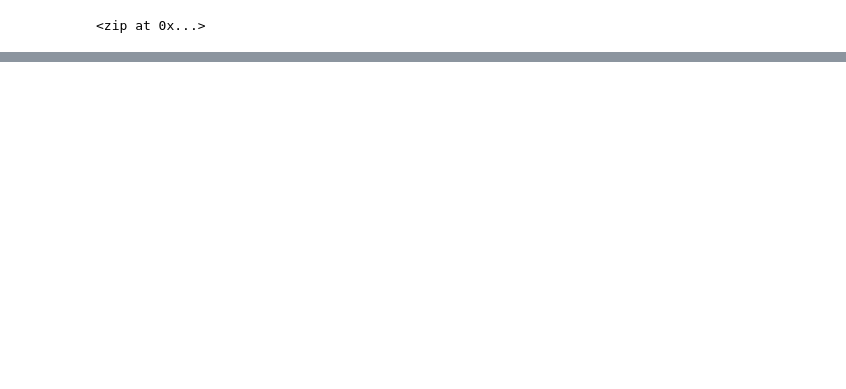
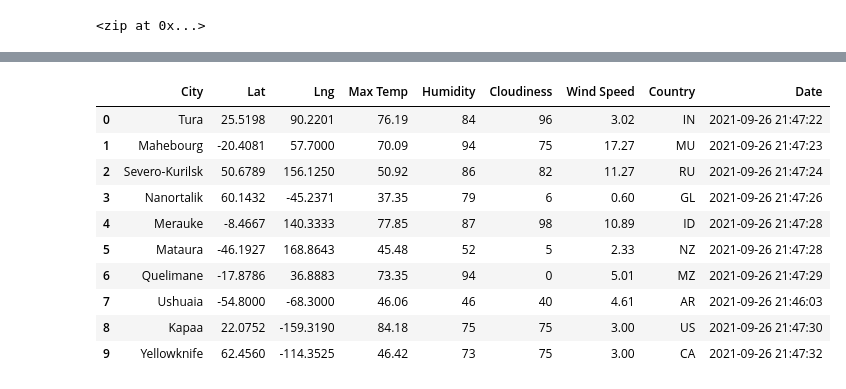
Before and after one commit to AnisaAlRaisi/World_Weather_Analysis, a Jupyter notebook: WeatherPy.ipynb, the cells around one changed output, grey strips where cells are left out. Saved outputs shown, nothing was run; the diff lists cells and outputs as text; code cells hidden in the pictures; blank space fills up the shorter version.

```diff
--- a/WeatherPy.ipynb
+++ b/WeatherPy.ipynb
@@ -55,0 +146,16 @@ len(cities)
+# %%
+# Convert the array of dictionaries to a Pandas DataFrame.
+city_data_df = pd.DataFrame(city_data)
+city_data_df.head(10)
+# %% [output]
+|  | City | Lat | Lng | Max Temp | Humidity | Cloudiness | Wind Speed | Country | Date |
+| 0 | Tura | 25.5198 | 90.2201 | 76.19 | 84 | 96 | 3.02 | IN | 2021-09-26 21:47:22 |
+| 1 | Mahebourg | -20.4081 | 57.7000 | 70.09 | 94 | 75 | 17.27 | MU | 2021-09-26 21:47:23 |
+| 2 | Severo-Kurilsk | 50.6789 | 156.1250 | 50.92 | 86 | 82 | 11.27 | RU | 2021-09-26 21:47:24 |
+| 3 | Nanortalik | 60.1432 | -45.2371 | 37.35 | 79 | 6 | 0.60 | GL | 2021-09-26 21:47:26 |
+| 4 | Merauke | -8.4667 | 140.3333 | 77.85 | 87 | 98 | 10.89 | ID | 2021-09-26 21:47:28 |
+| 5 | Mataura | -46.1927 | 168.8643 | 45.48 | 52 | 5 | 2.33 | NZ | 2021-09-26 21:47:28 |
+| 6 | Quelimane | -17.8786 | 36.8883 | 73.35 | 94 | 0 | 5.01 | MZ | 2021-09-26 21:47:29 |
+| 7 | Ushuaia | -54.8000 | -68.3000 | 46.06 | 46 | 40 | 4.61 | AR | 2021-09-26 21:46:03 |
+| 8 | Kapaa | 22.0752 | -159.3190 | 84.18 | 75 | 75 | 3.00 | US | 2021-09-26 21:47:30 |
+| 9 | Yellowknife | 62.4560 | -114.3525 | 46.42 | 73 | 75 | 3.00 | CA | 2021-09-26 21:47:32 |
```
Also changed, not shown: parts of 10 cells of this notebook.
